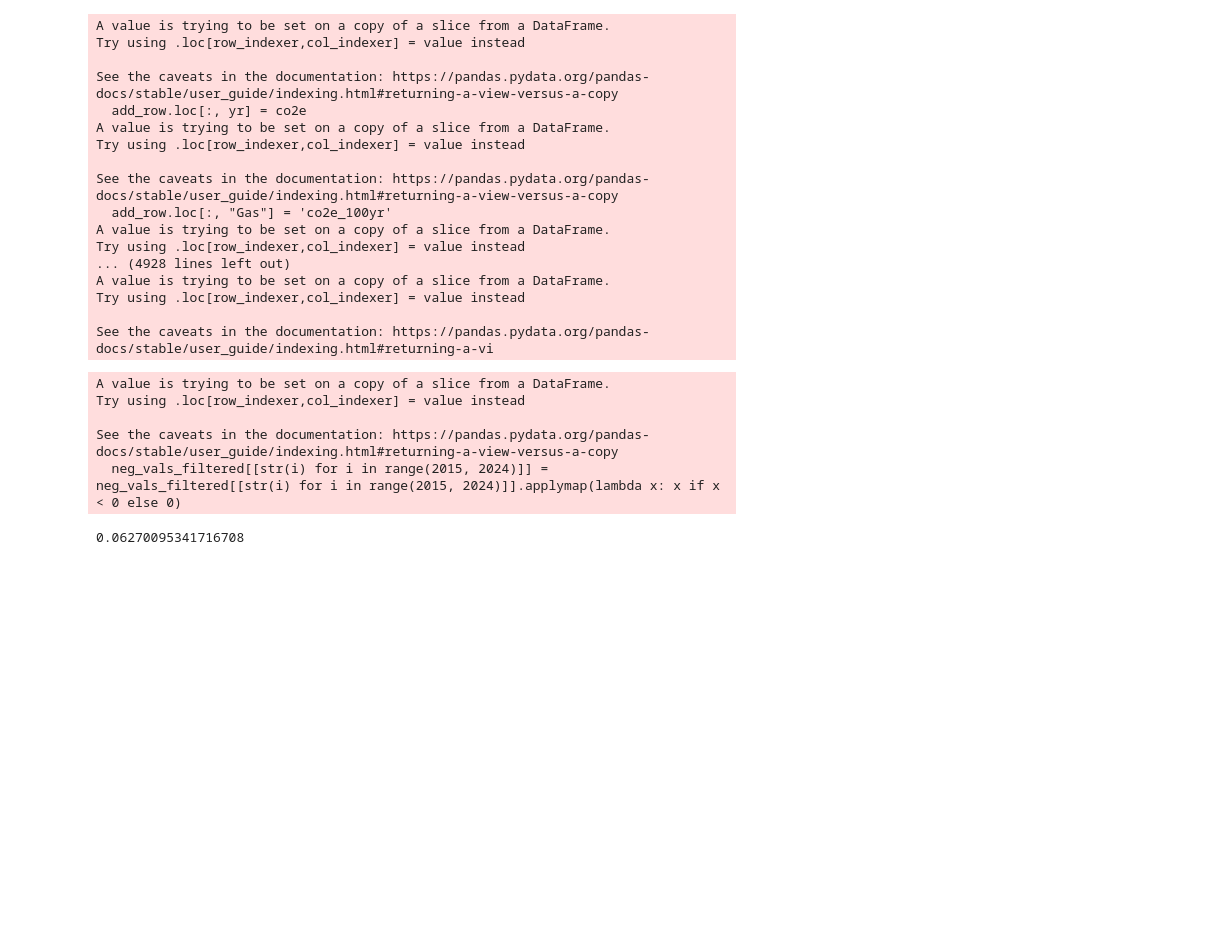
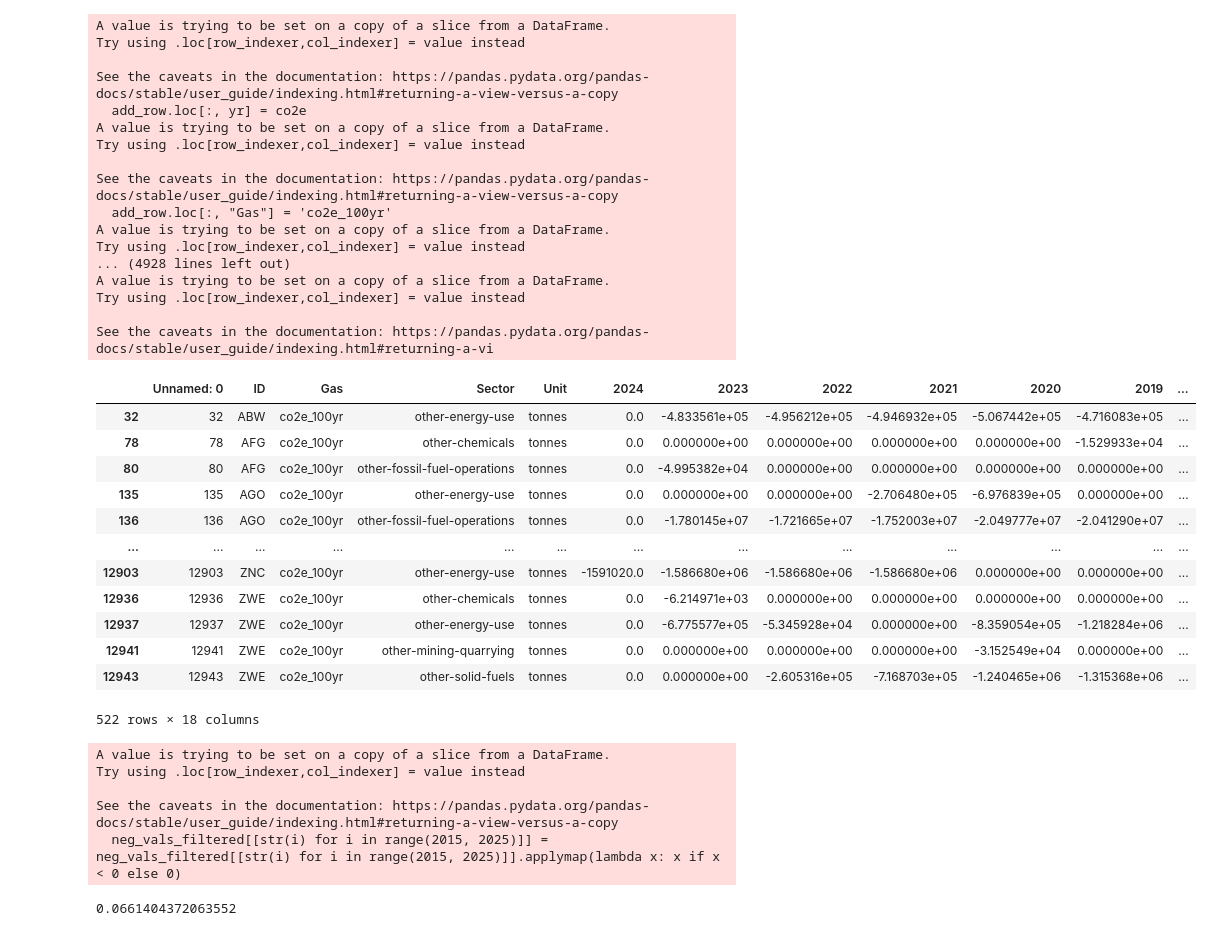
Before and after one commit to WattTime/climate-trace-gapfilling, a Jupyter notebook: notebooks/negative_value_analysis.ipynb, the cells around one changed output. Cells and saved outputs as stored; diff of their text form; code cells hidden in the pictures; blank space fills up the shorter version.

```diff
--- a/notebooks/negative_value_analysis.ipynb
+++ b/notebooks/negative_value_analysis.ipynb
@@ -40,18 +40,34 @@ A value is trying to be set on a copy of a slice from a DataFrame.
 Try using .loc[row_indexer,col_indexer] = value instead
 
 See the caveats in the documentation: https://pandas.pydata.org/pandas-docs/stable/user_guide/indexing.html#returning-a-vi
+# %%
+neg_vals_filtered
+# %% [output]
+|  | Unnamed: 0 | ID | Gas | Sector | Unit | 2024 | 2023 | 2022 | 2021 | 2020 | 2019 | ... |
+| 32 | 32 | ABW | co2e_100yr | other-energy-use | tonnes | 0.0 | -4.833561e+05 | -4.956212e+05 | -4.946932e+05 | -5.067442e+05 | -4.716083e+05 | ... |
+| 78 | 78 | AFG | co2e_100yr | other-chemicals | tonnes | 0.0 | 0.000000e+00 | 0.000000e+00 | 0.000000e+00 | 0.000000e+00 | -1.529933e+04 | ... |
+| 80 | 80 | AFG | co2e_100yr | other-fossil-fuel-operations | tonnes | 0.0 | -4.995382e+04 | 0.000000e+00 | 0.000000e+00 | 0.000000e+00 | 0.000000e+00 | ... |
+| 135 | 135 | AGO | co2e_100yr | other-energy-use | tonnes | 0.0 | 0.000000e+00 | 0.000000e+00 | -2.706480e+05 | -6.976839e+05 | 0.000000e+00 | ... |
+| 136 | 136 | AGO | co2e_100yr | other-fossil-fuel-operations | tonnes | 0.0 | -1.780145e+07 | -1.721665e+07 | -1.752003e+07 | -2.049777e+07 | -2.041290e+07 | ... |
+| ... | ... | ... | ... | ... | ... | ... | ... | ... | ... | ... | ... | ... |
+| 12903 | 12903 | ZNC | co2e_100yr | other-energy-use | tonnes | -1591020.0 | -1.586680e+06 | -1.586680e+06 | -1.586680e+06 | 0.000000e+00 | 0.000000e+00 | ... |
+| 12936 | 12936 | ZWE | co2e_100yr | other-chemicals | tonnes | 0.0 | -6.214971e+03 | 0.000000e+00 | 0.000000e+00 | 0.000000e+00 | 0.000000e+00 | ... |
+| 12937 | 12937 | ZWE | co2e_100yr | other-energy-use | tonnes | 0.0 | -6.775577e+05 | -5.345928e+04 | 0.000000e+00 | -8.359054e+05 | -1.218284e+06 | ... |
+| 12941 | 12941 | ZWE | co2e_100yr | other-mining-quarrying | tonnes | 0.0 | 0.000000e+00 | 0.000000e+00 | 0.000000e+00 | -3.152549e+04 | 0.000000e+00 | ... |
+| 12943 | 12943 | ZWE | co2e_100yr | other-solid-fuels | tonnes | 0.0 | 0.000000e+00 | -2.605316e+05 | -7.168703e+05 | -1.240465e+06 | -1.315368e+06 | ... |
+522 rows × 18 columns
 # %%
 # Filter for rows where "Gas" is "co2e_100yr" and values in the year columns are negative
 neg_vals_filtered = neg_vals_new[
     (neg_vals_new["Gas"] == "co2e_100yr") &
-    (neg_vals_new[[str(i) for i in range(2015, 2024)]] < 0).any(axis=1)
+    (neg_vals_new[[str(i) for i in range(2015, 2025)]] < 0).any(axis=1)
 ]
 
 # Set positive values to 0 to exclude them from the sum
-neg_vals_filtered[[str(i) for i in range(2015, 2024)]] = neg_vals_filtered[[str(i) for i in range(2015, 2024)]].applymap(lambda x: x if x < 0 else 0)
+neg_vals_filtered[[str(i) for i in range(2015, 2025)]] = neg_vals_filtered[[str(i) for i in range(2015, 2025)]].applymap(lambda x: x if x < 0 else 0)
 
 # Group by "Sector" and sum
-result = neg_vals_filtered.groupby("Sector")[[str(i) for i in range(2015, 2024)]].sum().T
+result = neg_vals_filtered.groupby("Sector")[[str(i) for i in range(2015, 2025)]].sum().T
 
 result.to_csv("neg_val_sum.csv")
 # %% [output]
@@ -59,5 +75,5 @@ A value is trying to be set on a copy of a slice from a DataFrame.
 Try using .loc[row_indexer,col_indexer] = value instead
 
 See the caveats in the documentation: https://pandas.pydata.org/pandas-docs/stable/user_guide/indexing.html#returning-a-view-versus-a-copy
-  neg_vals_filtered[[str(i) for i in range(2015, 2024)]] = neg_vals_filtered[[str(i) for i in range(2015, 2024)]].applymap(lambda x: x if x < 0 else 0)
+  neg_vals_filtered[[str(i) for i in range(2015, 2025)]] = neg_vals_filtered[[str(i) for i in range(2015, 2025)]].applymap(lambda x: x if x < 0 else 0)
 # %%
@@ -65,6 +81,6 @@ neg_counts = (neg_vals_filtered[[str(i) for i in range(2015, 2024)]] < 0).groupb
 neg_counts.to_csv("neg_val_count.csv")
 # %%
 #Fraction of all implicitly derived sectors that are negative:
-(neg_vals_new[[str(i) for i in range(2015, 2024)]]<0).sum().sum() / neg_vals_new[[str(i) for i in range(2015, 2024)]].count().sum()
+(neg_vals_new[[str(i) for i in range(2015, 2025)]]<0).sum().sum() / neg_vals_new[[str(i) for i in range(2015, 2025)]].count().sum()
 # %% [output]
-0.06270095341716708
+0.0661404372063552
```
Also changed, not shown: parts of 2 cells of this notebook, 3 other files.
